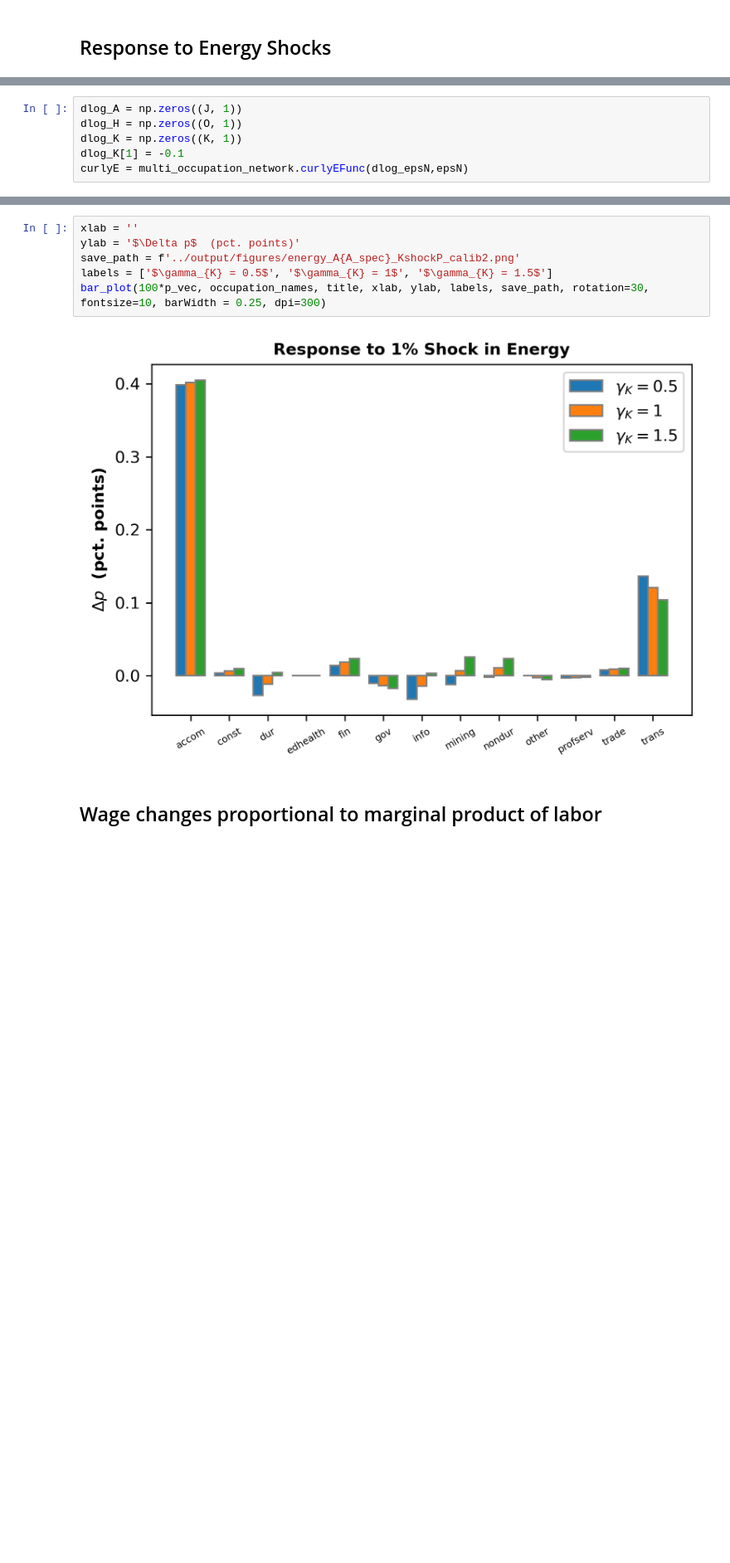
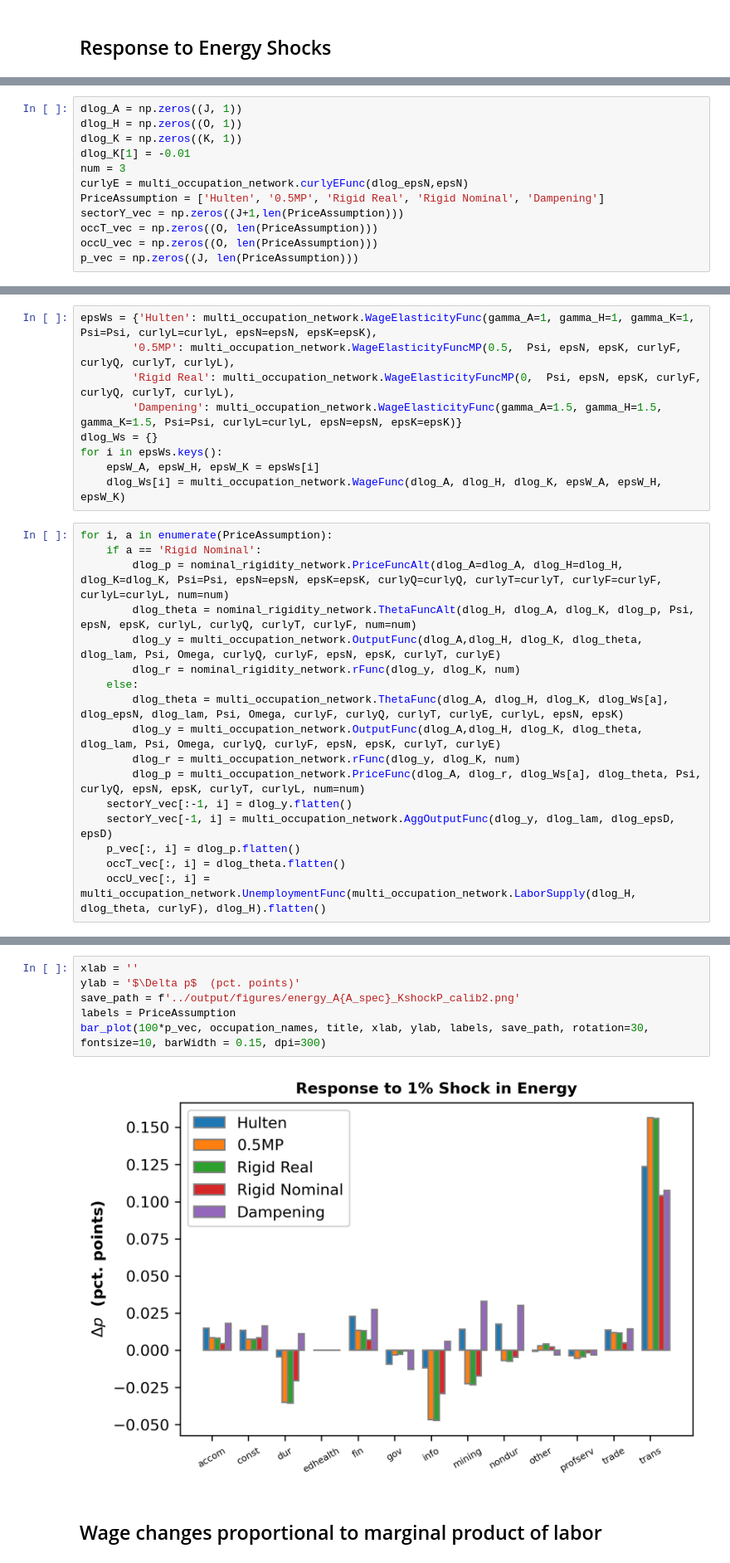
Before and after one commit to hs97/UnemploymentNetwork, a Jupyter notebook: new_code/calib2_energy_shock.ipynb, the cells around one changed output, grey strips where cells are left out. Shown: that part at 83% size. Saved outputs shown, nothing was run; the diff lists cells and outputs as text; blank space fills up the shorter version.

```diff
--- a/new_code/calib2_energy_shock.ipynb
+++ b/new_code/calib2_energy_shock.ipynb
@@ -60,5 +79,11 @@ dlog_epsK = np.zeros_like(epsK)
 dlog_A = np.zeros((J, 1))
 dlog_H = np.zeros((O, 1))
 dlog_K = np.zeros((K, 1))
-dlog_K[1] = -0.1
+dlog_K[1] = -0.01
+num = 3
 curlyE = multi_occupation_network.curlyEFunc(dlog_epsN,epsN)
+PriceAssumption = ['Hulten', '0.5MP', 'Rigid Real', 'Rigid Nominal', 'Dampening']
+sectorY_vec = np.zeros((J+1,len(PriceAssumption)))
+occT_vec = np.zeros((O, len(PriceAssumption)))
+occU_vec = np.zeros((O, len(PriceAssumption)))
+p_vec = np.zeros((J, len(PriceAssumption)))
@@ -83,0 +90,26 @@ for i in range(len(gamma_K_vec)):
+# %%
+epsWs = {'Hulten': multi_occupation_network.WageElasticityFunc(gamma_A=1, gamma_H=1, gamma_K=1, Psi=Psi, curlyL=curlyL, epsN=epsN, epsK=epsK),
+        '0.5MP': multi_occupation_network.WageElasticityFuncMP(0.5,  Psi, epsN, epsK, curlyF, curlyQ, curlyT, curlyL),
+        'Rigid Real': multi_occupation_network.WageElasticityFuncMP(0,  Psi, epsN, epsK, curlyF, curlyQ, curlyT, curlyL),
+        'Dampening': multi_occupation_network.WageElasticityFunc(gamma_A=1.5, gamma_H=1.5, gamma_K=1.5, Psi=Psi, curlyL=curlyL, epsN=epsN, epsK=epsK)}
+dlog_Ws = {}
+for i in epsWs.keys():
+    epsW_A, epsW_H, epsW_K = epsWs[i]
+    dlog_Ws[i] = multi_occupation_network.WageFunc(dlog_A, dlog_H, dlog_K, epsW_A, epsW_H, epsW_K)
+# %%
+for i, a in enumerate(PriceAssumption):
+    if a == 'Rigid Nominal':
+        dlog_p = nominal_rigidity_network.PriceFuncAlt(dlog_A=dlog_A, dlog_H=dlog_H, dlog_K=dlog_K, Psi=Psi, epsN=epsN, epsK=epsK, curlyQ=curlyQ, curlyT=curlyT, curlyF=curlyF, curlyL=curlyL, num=num)
+        dlog_theta = nominal_rigidity_network.ThetaFuncAlt(dlog_H, dlog_A, dlog_K, dlog_p, Psi, epsN, epsK, curlyL, curlyQ, curlyT, curlyF, num=num)
+        dlog_y = multi_occupation_network.OutputFunc(dlog_A,dlog_H, dlog_K, dlog_theta, dlog_lam, Psi, Omega, curlyQ, curlyF, epsN, epsK, curlyT, curlyE)
+        dlog_r = nominal_rigidity_network.rFunc(dlog_y, dlog_K, num)
+    else:
+        dlog_theta = multi_occupation_network.ThetaFunc(dlog_A, dlog_H, dlog_K, dlog_Ws[a], dlog_epsN, dlog_lam, Psi, Omega, curlyF, curlyQ, curlyT, curlyE, curlyL, epsN, epsK)
+        dlog_y = multi_occupation_network.OutputFunc(dlog_A,dlog_H, dlog_K, dlog_theta, dlog_lam, Psi, Omega, curlyQ, curlyF, epsN, epsK, curlyT, curlyE)
+        dlog_r = multi_occupation_network.rFunc(dlog_y, dlog_K, num)
+        dlog_p = multi_occupation_network.PriceFunc(dlog_A, dlog_r, dlog_Ws[a], dlog_theta, Psi, curlyQ, epsN, epsK, curlyT, curlyL, num=num)
+    sectorY_vec[:-1, i] = dlog_y.flatten()
+    sectorY_vec[-1, i] = multi_occupation_network.AggOutputFunc(dlog_y, dlog_lam, dlog_epsD, epsD)
+    p_vec[:, i] = dlog_p.flatten()
+    occT_vec[:, i] = dlog_theta.flatten()
+    occU_vec[:, i] = multi_occupation_network.UnemploymentFunc(multi_occupation_network.LaborSupply(dlog_H, dlog_theta, curlyF), dlog_H).flatten()
@@ -101,11 +137,11 @@ bar_plot(100*occT_vec, occupation_names, title, xlab, ylab, labels, save_path, r
 # %%
 xlab = ''
 ylab = '$\Delta p$  (pct. points)'
 save_path = f'../output/figures/energy_A{A_spec}_KshockP_calib2.png'
-labels = ['$\gamma_{K} = 0.5$', '$\gamma_{K} = 1$', '$\gamma_{K} = 1.5$']
-bar_plot(100*p_vec, occupation_names, title, xlab, ylab, labels, save_path, rotation=30, fontsize=10, barWidth = 0.25, dpi=300)
+labels = PriceAssumption
+bar_plot(100*p_vec, occupation_names, title, xlab, ylab, labels, save_path, rotation=30, fontsize=10, barWidth = 0.15, dpi=300)
 # %% [output]
-[figure, old version]
+[figure, new version]
 # %% [markdown]
 ## Wage changes proportional to marginal product of labor
 # %%
```
Also changed, not shown: parts of 15 cells of this notebook, 3 other files.
